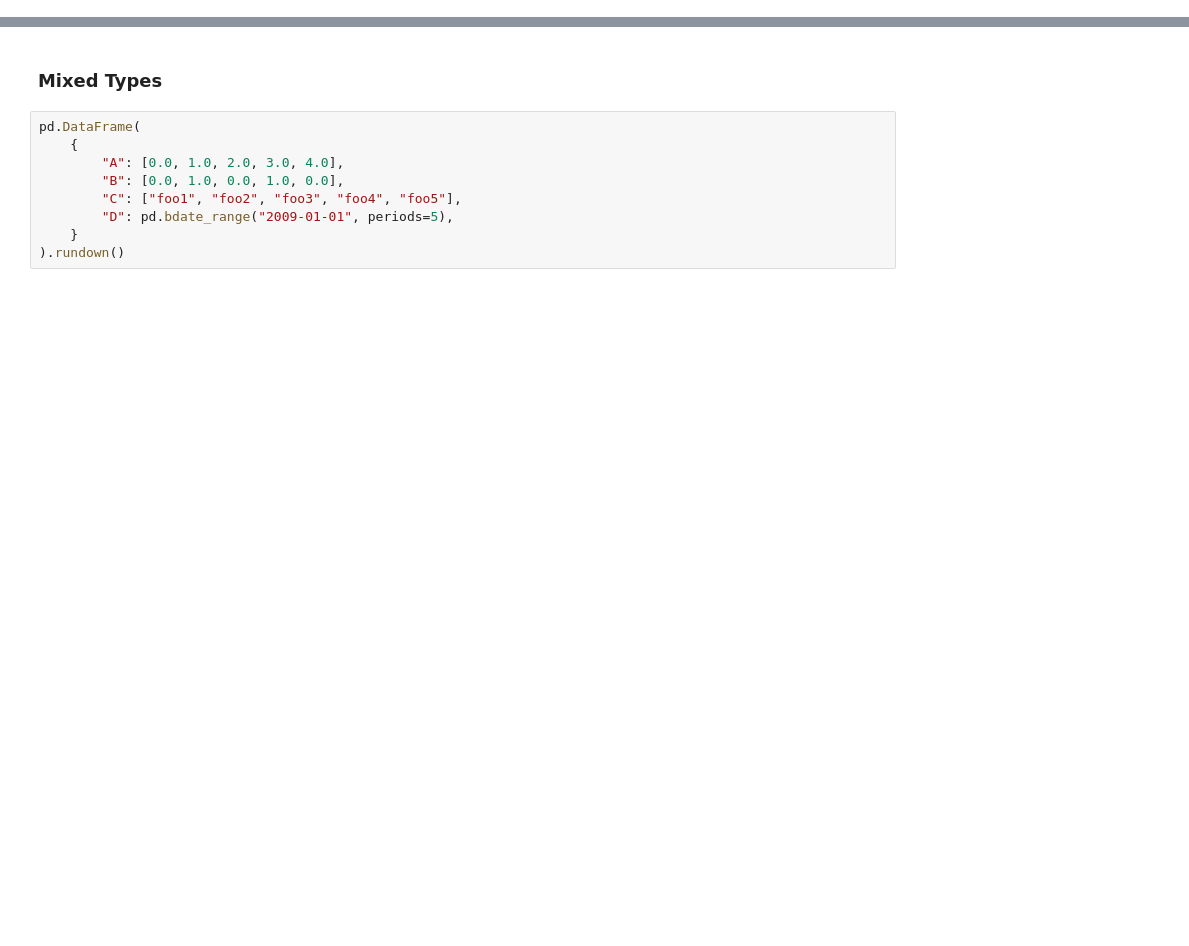
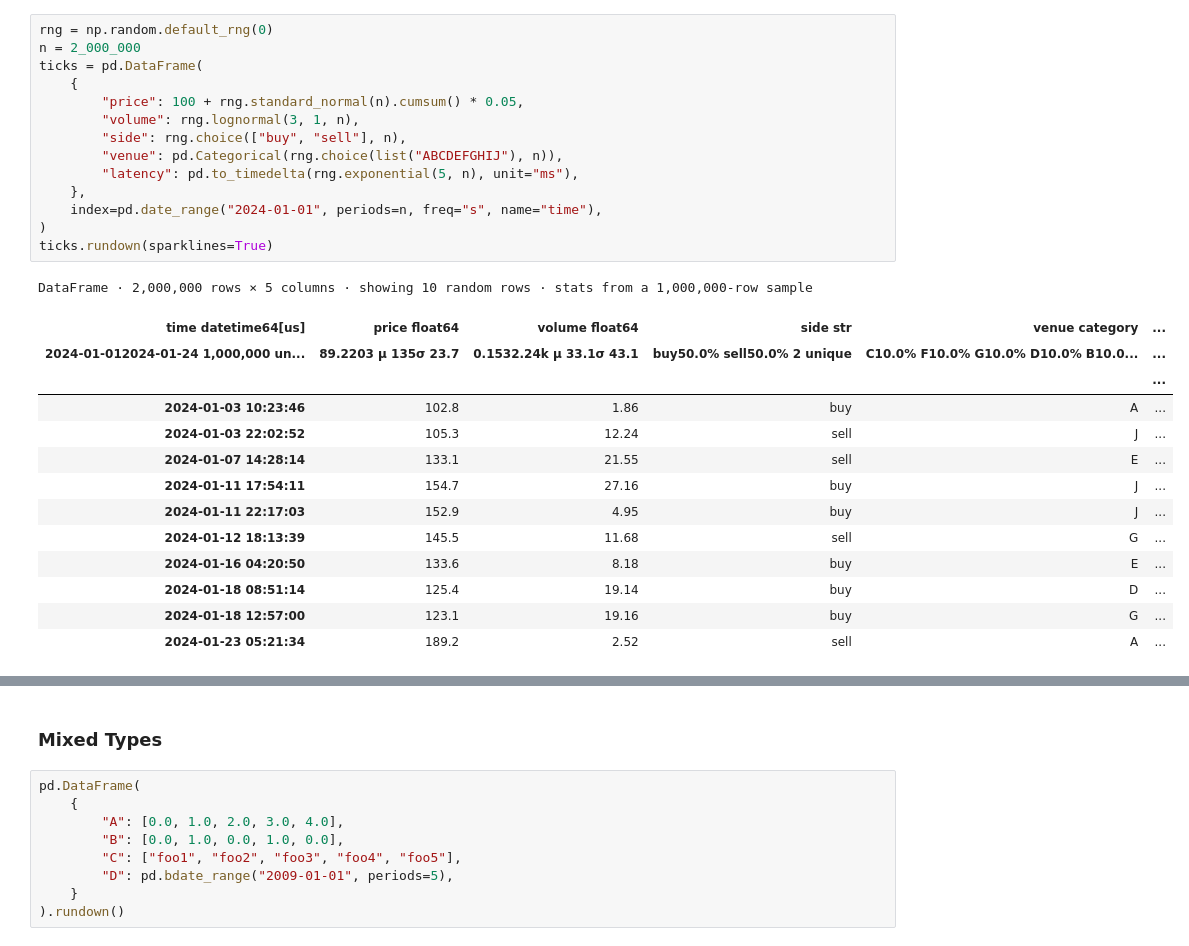
Before and after one commit to lucasdurand/rundown, a Jupyter notebook: rundown.ipynb, the cells around one changed output, grey strips where cells are left out. Saved outputs shown, nothing was run; the diff lists cells and outputs as text; blank space fills up the shorter version.

```diff
--- a/rundown.ipynb
+++ b/rundown.ipynb
@@ -32,0 +36,29 @@ df.rundown()
+# %%
+rng = np.random.default_rng(0)
+n = 2_000_000
+ticks = pd.DataFrame(
+    {
+        "price": 100 + rng.standard_normal(n).cumsum() * 0.05,
+        "volume": rng.lognormal(3, 1, n),
+        "side": rng.choice(["buy", "sell"], n),
+        "venue": pd.Categorical(rng.choice(list("ABCDEFGHIJ"), n)),
+        "latency": pd.to_timedelta(rng.exponential(5, n), unit="ms"),
+    },
+    index=pd.date_range("2024-01-01", periods=n, freq="s", name="time"),
+)
+ticks.rundown(sparklines=True)
+# %% [output]
+DataFrame · 2,000,000 rows × 5 columns · showing 10 random rows · stats from a 1,000,000-row sample
+| time datetime64[us] | price float64 | volume float64 | side str | venue category | ... |
+| 2024-01-012024-01-24 1,000,000 un... | 89.2203 μ 135σ 23.7 | 0.1532.24k μ 33.1σ 43.1 | buy50.0% sell50.0% 2 unique | C10.0% F10.0% G10.0% D10.0% B10.0... | ... |
+|  |  |  |  |  | ... |
+| 2024-01-03 10:23:46 | 102.8 | 1.86 | buy | A | ... |
+| 2024-01-03 22:02:52 | 105.3 | 12.24 | sell | J | ... |
+| 2024-01-07 14:28:14 | 133.1 | 21.55 | sell | E | ... |
+| 2024-01-11 17:54:11 | 154.7 | 27.16 | buy | J | ... |
+| 2024-01-11 22:17:03 | 152.9 | 4.95 | buy | J | ... |
+| 2024-01-12 18:13:39 | 145.5 | 11.68 | sell | G | ... |
+| 2024-01-16 04:20:50 | 133.6 | 8.18 | buy | E | ... |
+| 2024-01-18 08:51:14 | 125.4 | 19.14 | buy | D | ... |
+| 2024-01-18 12:57:00 | 123.1 | 19.16 | buy | G | ... |
+| 2024-01-23 05:21:34 | 189.2 | 2.52 | sell | A | ... |
```
Also changed, not shown: parts of 14 cells of this notebook, 14 other files.
